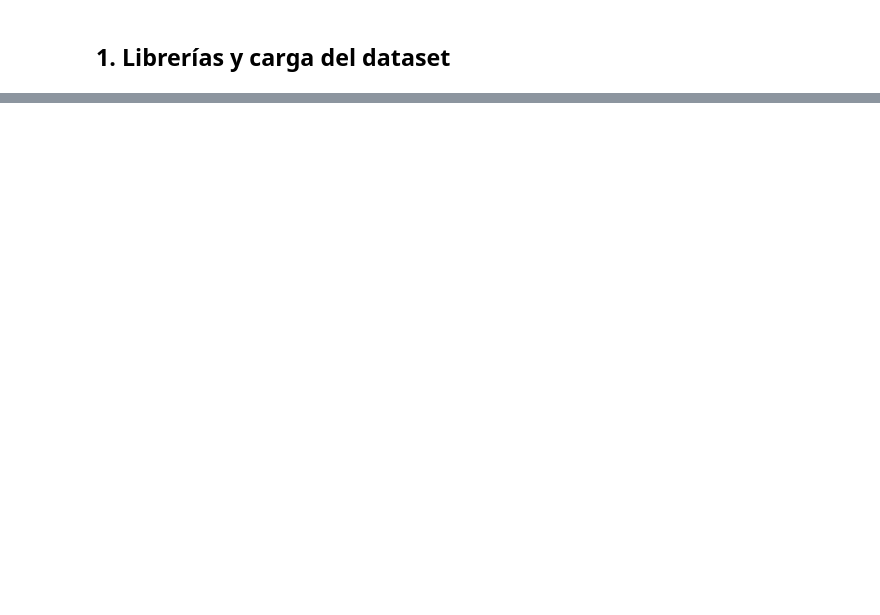
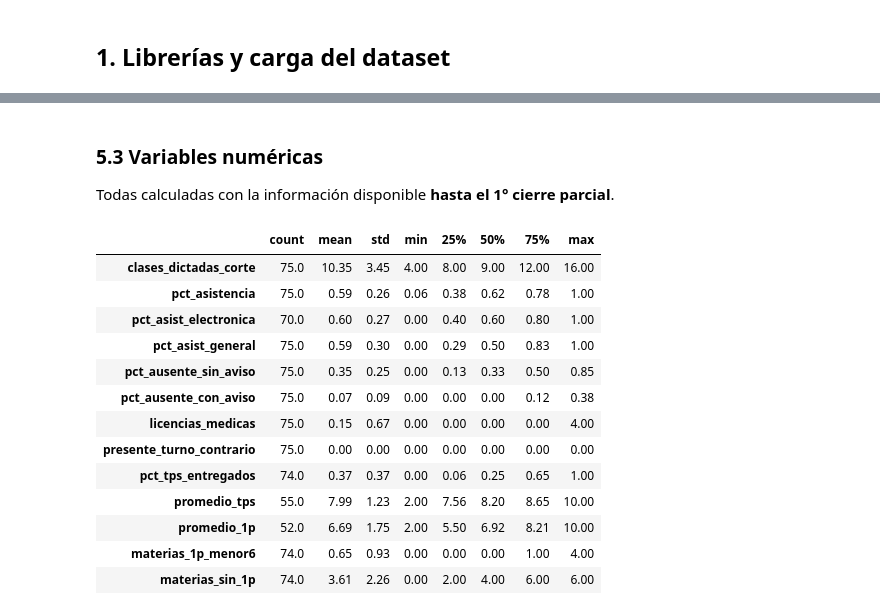
Before and after one commit to gabrielasbacchiani/prediccion-acreditacion-teps, a Jupyter notebook: notebooks/01-gsb-eda-preprocesamiento.ipynb, the cells around one changed output, grey strips where cells are left out. Drawn from its saved outputs; the diff is of its cells as text; code cells hidden in the pictures; blank space fills up the shorter version.

```diff
--- a/notebooks/01-gsb-eda-preprocesamiento.ipynb
+++ b/notebooks/01-gsb-eda-preprocesamiento.ipynb
@@ -421,0 +210,25 @@ Para realizar este trabajo se tomaron los registros de las cohortes 2025 - 2026,
+# %% [markdown]
+### 5.3 Variables numéricas
+
+Todas calculadas con la información disponible **hasta el 1° cierre parcial**.
+# %%
+numericas = ["clases_dictadas_corte", "pct_asistencia", "pct_asist_electronica", "pct_asist_general",
+             "pct_ausente_sin_aviso", "pct_ausente_con_aviso", "licencias_medicas",
+             "presente_turno_contrario", "pct_tps_entregados", "promedio_tps", "promedio_1p",
+             "materias_1p_menor6", "materias_sin_1p"]
+display(train[numericas].describe().T.round(2))
+# %% [output]
+|  | count | mean | std | min | 25% | 50% | 75% | max |
+| clases_dictadas_corte | 75.0 | 10.35 | 3.45 | 4.00 | 8.00 | 9.00 | 12.00 | 16.00 |
+| pct_asistencia | 75.0 | 0.59 | 0.26 | 0.06 | 0.38 | 0.62 | 0.78 | 1.00 |
+| pct_asist_electronica | 70.0 | 0.60 | 0.27 | 0.00 | 0.40 | 0.60 | 0.80 | 1.00 |
+| pct_asist_general | 75.0 | 0.59 | 0.30 | 0.00 | 0.29 | 0.50 | 0.83 | 1.00 |
+| pct_ausente_sin_aviso | 75.0 | 0.35 | 0.25 | 0.00 | 0.13 | 0.33 | 0.50 | 0.85 |
+| pct_ausente_con_aviso | 75.0 | 0.07 | 0.09 | 0.00 | 0.00 | 0.00 | 0.12 | 0.38 |
+| licencias_medicas | 75.0 | 0.15 | 0.67 | 0.00 | 0.00 | 0.00 | 0.00 | 4.00 |
+| presente_turno_contrario | 75.0 | 0.00 | 0.00 | 0.00 | 0.00 | 0.00 | 0.00 | 0.00 |
+| pct_tps_entregados | 74.0 | 0.37 | 0.37 | 0.00 | 0.06 | 0.25 | 0.65 | 1.00 |
+| promedio_tps | 55.0 | 7.99 | 1.23 | 2.00 | 7.56 | 8.20 | 8.65 | 10.00 |
+| promedio_1p | 52.0 | 6.69 | 1.75 | 2.00 | 5.50 | 6.92 | 8.21 | 10.00 |
+| materias_1p_menor6 | 74.0 | 0.65 | 0.93 | 0.00 | 0.00 | 0.00 | 1.00 | 4.00 |
+| materias_sin_1p | 74.0 | 3.61 | 2.26 | 0.00 | 2.00 | 4.00 | 6.00 | 6.00 |
```
Also changed, not shown: parts of 62 cells of this notebook.
